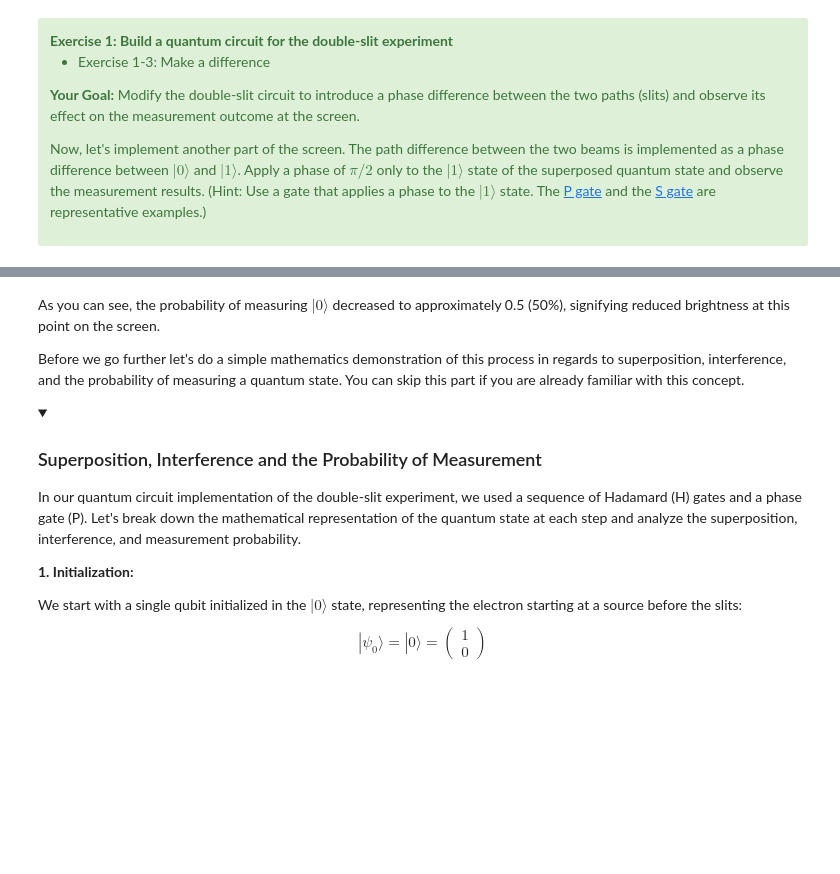
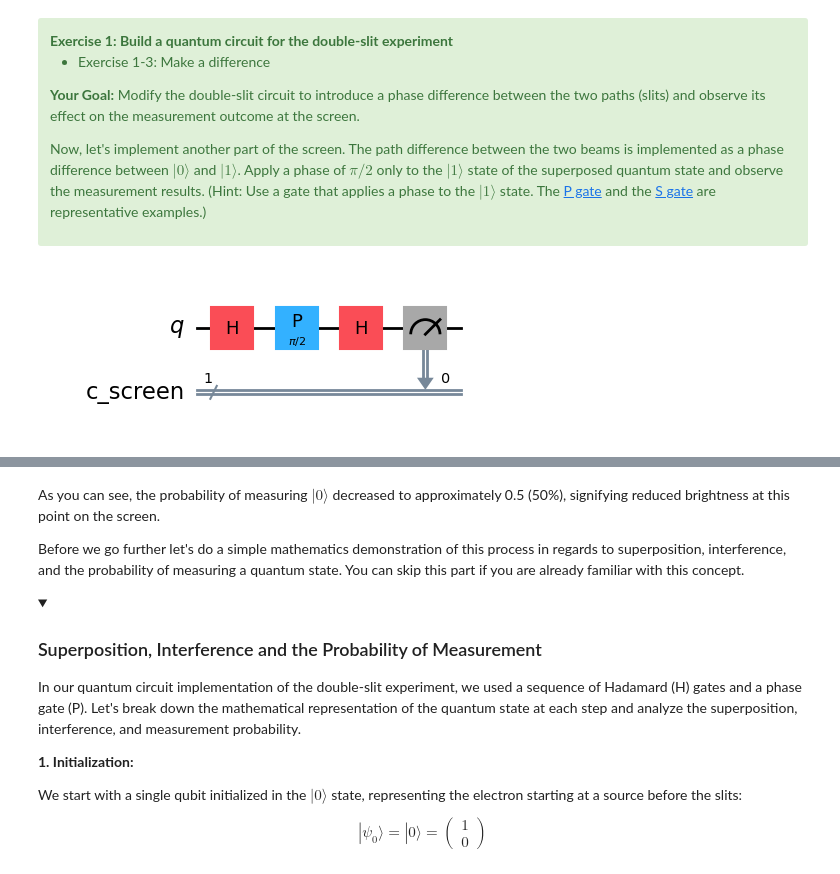
Before and after one commit to rqho/qgss-2025, a Jupyter notebook: lab-1/lab1.ipynb, the cells around one changed output, grey strips where cells are left out. Drawn from its saved outputs; the diff is of its cells as text; code cells hidden in the pictures; folded sections open; blank space fills up the shorter version.

```diff
--- a/lab-1/lab1.ipynb
+++ b/lab-1/lab1.ipynb
@@ -221,18 +253,19 @@ Now, let's implement another part of the screen. The path difference between the
 # %%
 qr = QuantumRegister(1, name='q')
 cr = ClassicalRegister(1, name='c_screen')
 
 double_slit_with_difference = QuantumCircuit(qr, cr)
 double_slit_with_difference.h(0)
 
 #your code here
-
-
+double_slit_with_difference.p(np.pi/2, 0)  # Apply a phase shift of pi/2 to the qubit
 #end of your code
 
 double_slit_with_difference.h(0)
 double_slit_with_difference.measure(qr, cr)
 double_slit_with_difference.draw('mpl')
+# %% [output]
+[figure, added]
 # %%
 # Submit your answer using the following code
 grade_lab1_ex1_3(double_slit_with_difference)
```
Also changed, not shown: parts of 29 cells of this notebook, 1 other file.
